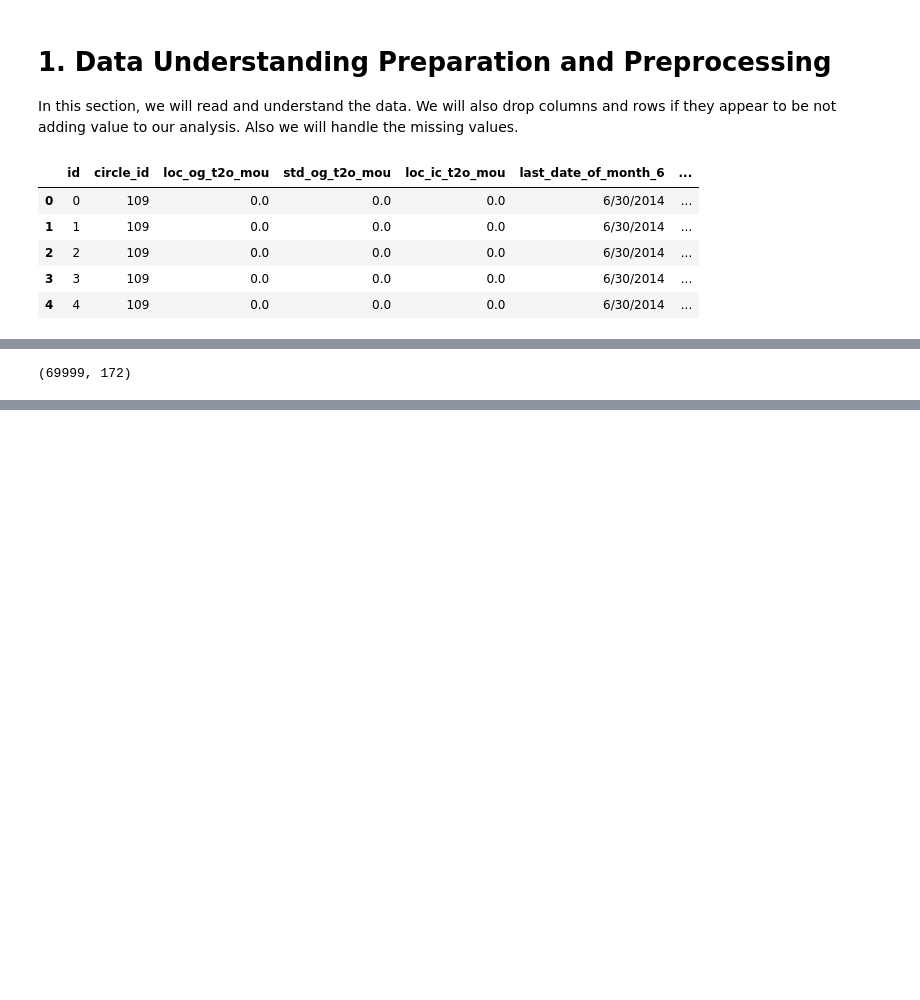
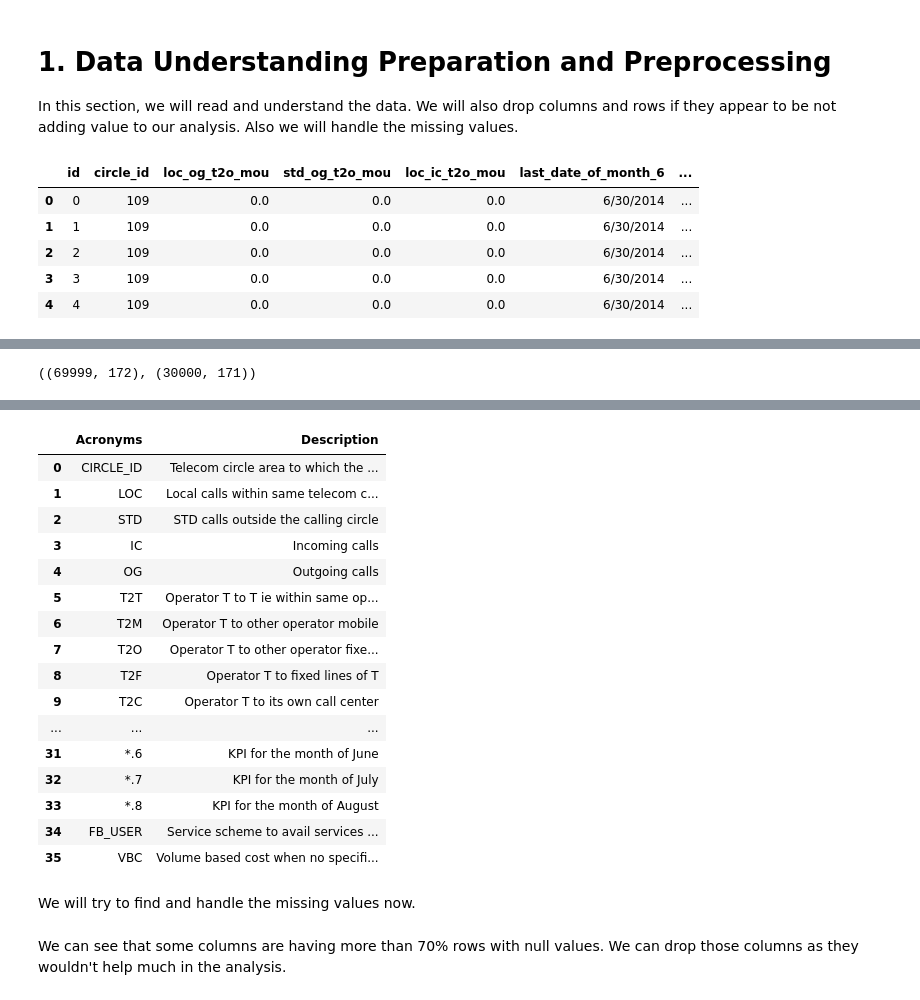
Before and after one commit to vish689/telecom-churn, a Jupyter notebook: TelecomChurnPrediction.ipynb, the cells around one changed output, grey strips where cells are left out. Drawn from its saved outputs; the diff is of its cells as text; code cells hidden in the pictures; blank space fills up the shorter version.

```diff
--- a/TelecomChurnPrediction.ipynb
+++ b/TelecomChurnPrediction.ipynb
@@ -25,6 +25,10 @@ import pandas as pd
 # %%
 # To show all columns while displaying data frame
 pd.set_option('display.max_columns', None)
+# To avoid truncating column values
+pd.set_option("display.max_colwidth", None)
+# To avoid truncating rows
+pd.set_option("display.max_rows", 150)
 # %% [markdown]
 # 1. Data Understanding Preparation and Preprocessing
 
@@ -42,7 +56,7 @@ data.head()
 # %%
-data.shape
+data.shape, test.shape
 # %% [output]
-(69999, 172)
+((69999, 172), (30000, 171))
 # %%
 data.describe()
 # %% [output]
@@ -55,3 +69,28 @@ data.describe()
 | 50% | 34999.000000 | 109.0 | 0.0 | 0.0 | 0.0 | 197.484000 | 191.588000 | 192.234000 | ... |
 | 75% | 52498.500000 | 109.0 | 0.0 | 0.0 | 0.0 | 370.791000 | 365.369500 | 369.909000 | ... |
 | max | 69998.000000 | 109.0 | 0.0 | 0.0 | 0.0 | 27731.088000 | 35145.834000 | 33543.624000 | ... |
+# %%
+data_dict = pd.read_csv('data_dictionary.csv')
+data_dict
+# %% [output]
+|  | Acronyms | Description |
+| 0 | CIRCLE_ID | Telecom circle area to which the ... |
+| 1 | LOC | Local calls within same telecom c... |
+| 2 | STD | STD calls outside the calling circle |
+| 3 | IC | Incoming calls |
+| 4 | OG | Outgoing calls |
+| 5 | T2T | Operator T to T ie within same op... |
+| 6 | T2M | Operator T to other operator mobile |
+| 7 | T2O | Operator T to other operator fixe... |
+| 8 | T2F | Operator T to fixed lines of T |
+| 9 | T2C | Operator T to its own call center |
+| ... | ... | ... |
+| 31 | *.6 | KPI for the month of June |
+| 32 | *.7 | KPI for the month of July |
+| 33 | *.8 | KPI for the month of August |
+| 34 | FB_USER | Service scheme to avail services ... |
+| 35 | VBC | Volume based cost when no specifi... |
+# %% [markdown]
+We will try to find and handle the missing values now.
+# %% [markdown]
+We can see that some columns are having more than 70% rows with null values. We can drop those columns as they wouldn't help much in the analysis.
```
Also changed, not shown: parts of 32 cells of this notebook.
